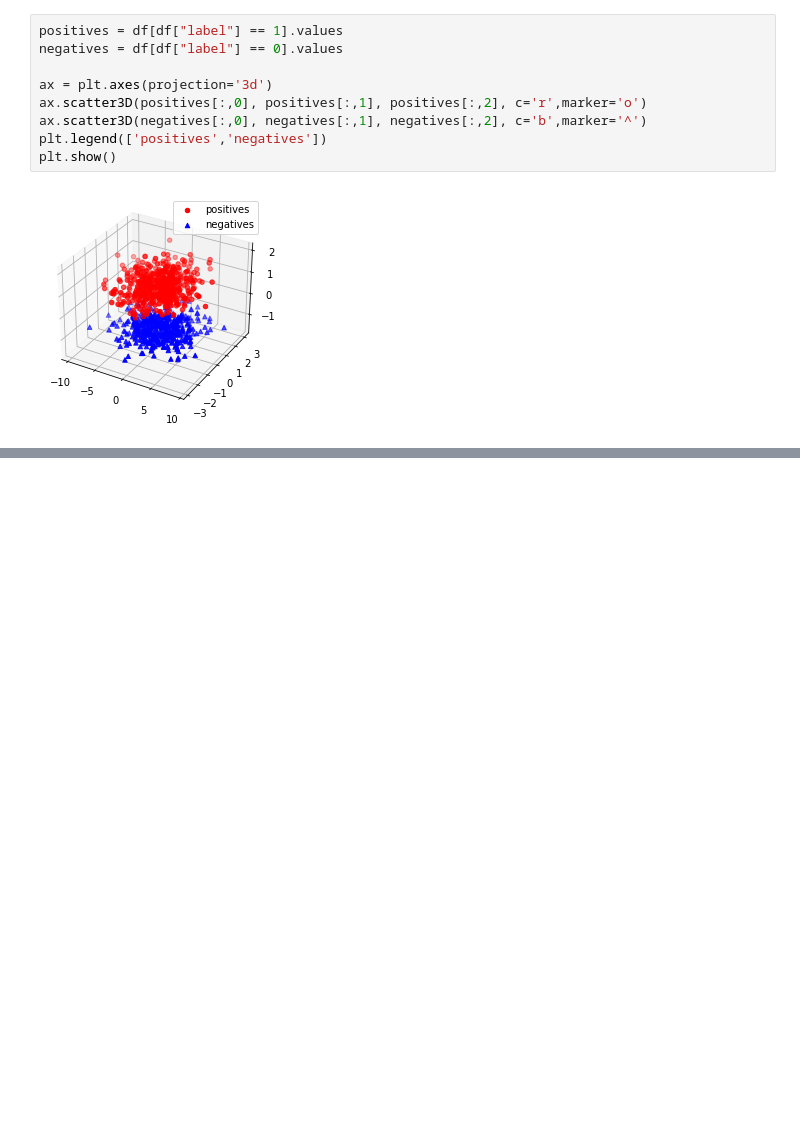
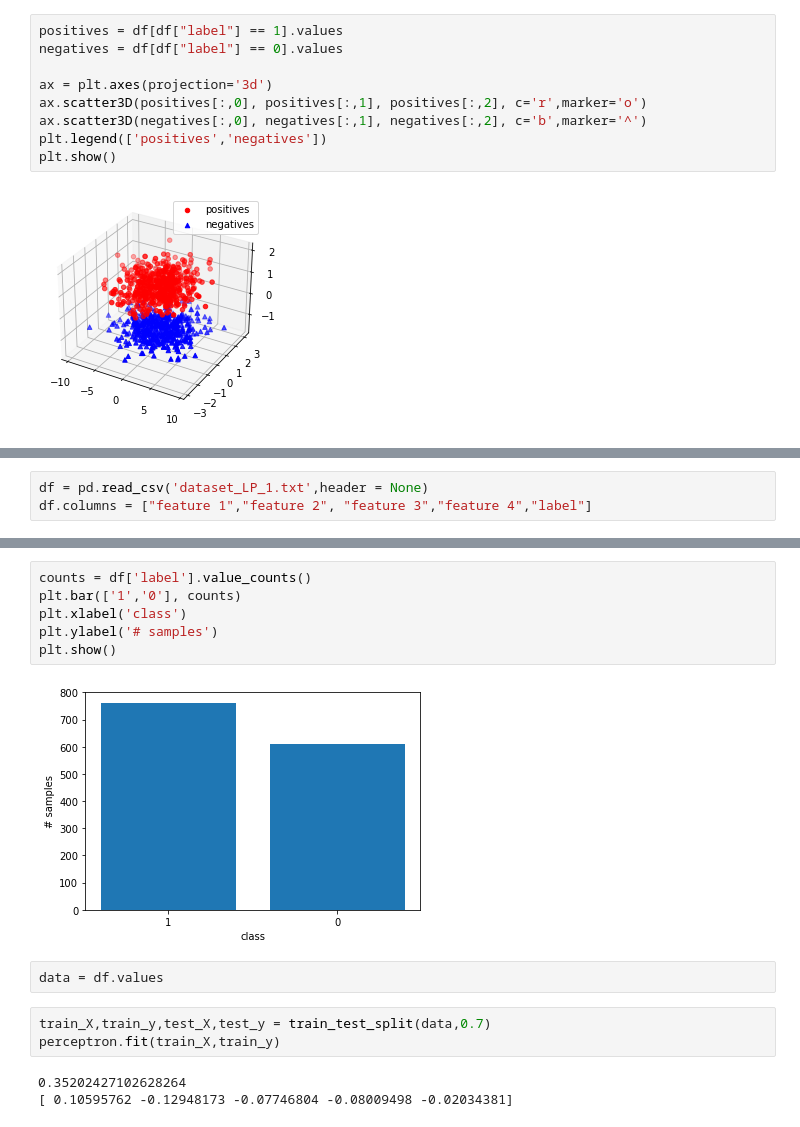
Before and after one commit to PavanReddy28/ML-assignment, a Jupyter notebook: Perceptron/Perceptron.ipynb, the cells around one changed output, grey strips where cells are left out. Cells and saved outputs as stored; diff of their text form; blank space fills up the shorter version.

Commit message:
Added evaluation on second dataset

```diff
--- a/Perceptron/Perceptron.ipynb
+++ b/Perceptron/Perceptron.ipynb
@@ -210,0 +145,3 @@ gg
+# %%
+df = pd.read_csv('dataset_LP_1.txt',header = None)
+df.columns = ["feature 1","feature 2", "feature 3","feature 4","label"]
@@ -210,0 +164,16 @@ gg
+# %%
+counts = df['label'].value_counts()
+plt.bar(['1','0'], counts)
+plt.xlabel('class')
+plt.ylabel('# samples')
+plt.show()
+# %% [output]
+[figure, added]
+# %%
+data = df.values
+# %%
+train_X,train_y,test_X,test_y = train_test_split(data,0.7)
+perceptron.fit(train_X,train_y)
+# %% [output]
+0.35202427102628264
+[ 0.10595762 -0.12948173 -0.07746804 -0.08009498 -0.02034381]
```
Also changed, not shown: parts of 29 cells of this notebook.
